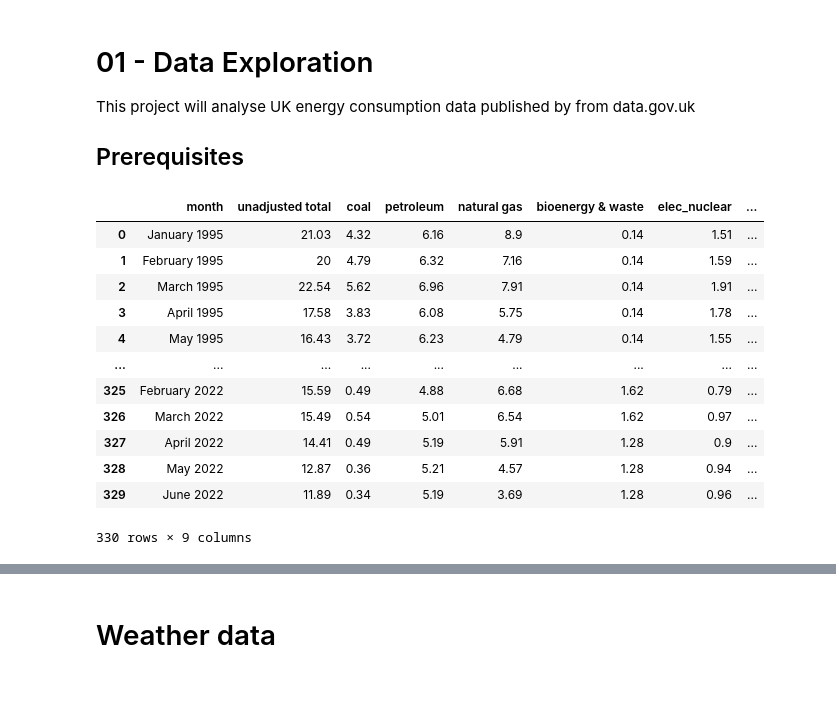
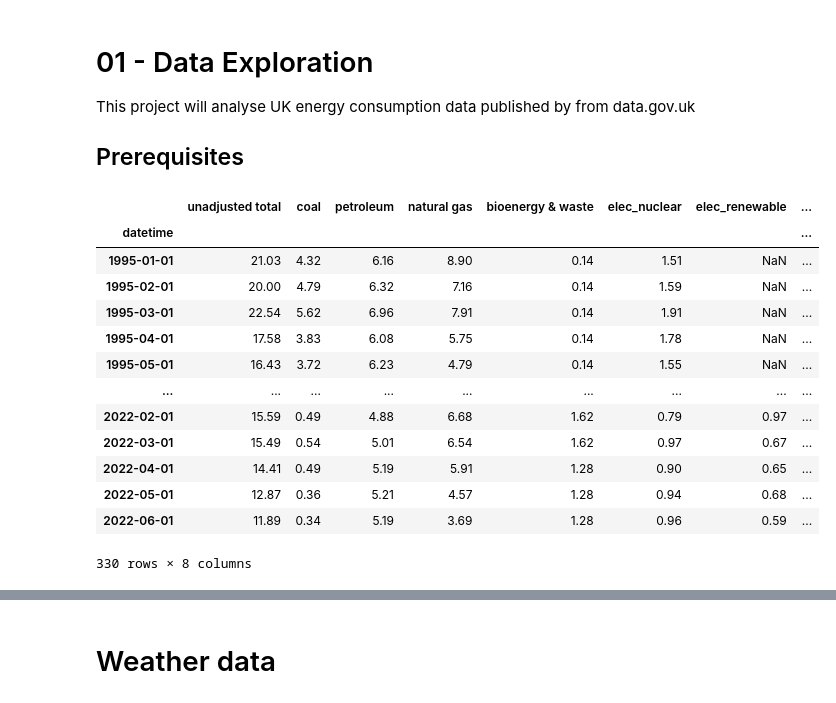
Before and after one commit to adin786/energy_forecast, a Jupyter notebook: notebooks/01-data-exploration.ipynb, the cells around one changed output, grey strips where cells are left out. Saved outputs shown, nothing was run; the diff lists cells and outputs as text; code cells hidden in the pictures.

```diff
--- a/notebooks/01-data-exploration.ipynb
+++ b/notebooks/01-data-exploration.ipynb
@@ -40,44 +34,22 @@ energy = load_ods(ENERGY_PATH2, ENERGY_SHEETNAME)
-# %%
-def drop_provisional_rows(df):
-    return df[~df.month.str.contains('\[provisional\]')]
-
-def remove_notes(df):
-    df.columns = df.columns.str.replace(r'\[.*\]','', regex=True)
-    df.columns = df.columns.str.strip()
-    return df
-
-col_renamer = {
-    'primary electricity - net imports': 'elec_import',
-    'primary electricity - wind, solar and hydro': 'elec_renewable',
-    'primary electricity - nuclear': 'elec_nuclear'
-}
-
-def clean_energy_data(df):
-    df = (df
-        .set_axis(df.iloc[3, :].tolist(),
-                  axis=1)
-        .rename(columns=str.lower)
-        .iloc[4:]
-        .pipe(drop_provisional_rows)
-        .reset_index(drop=True)
-        .pipe(remove_notes)
-        .iloc[:,:9]
-        .rename(columns=col_renamer)
-    )
-    return df
-
-clean_energy_data(energy)
-# %% [output]
-|  | month | unadjusted total | coal | petroleum | natural gas | bioenergy & waste | elec_nuclear | ... |
-| 0 | January 1995 | 21.03 | 4.32 | 6.16 | 8.9 | 0.14 | 1.51 | ... |
-| 1 | February 1995 | 20 | 4.79 | 6.32 | 7.16 | 0.14 | 1.59 | ... |
-| 2 | March 1995 | 22.54 | 5.62 | 6.96 | 7.91 | 0.14 | 1.91 | ... |
-| 3 | April 1995 | 17.58 | 3.83 | 6.08 | 5.75 | 0.14 | 1.78 | ... |
-| 4 | May 1995 | 16.43 | 3.72 | 6.23 | 4.79 | 0.14 | 1.55 | ... |
-| ... | ... | ... | ... | ... | ... | ... | ... | ... |
-| 325 | February 2022 | 15.59 | 0.49 | 4.88 | 6.68 | 1.62 | 0.79 | ... |
-| 326 | March 2022 | 15.49 | 0.54 | 5.01 | 6.54 | 1.62 | 0.97 | ... |
-| 327 | April 2022 | 14.41 | 0.49 | 5.19 | 5.91 | 1.28 | 0.9 | ... |
-| 328 | May 2022 | 12.87 | 0.36 | 5.21 | 4.57 | 1.28 | 0.94 | ... |
-| 329 | June 2022 | 11.89 | 0.34 | 5.19 | 3.69 | 1.28 | 0.96 | ... |
-330 rows × 9 columns
+# %%
+# Run a helper function to load in the selected sheet as a dataframe
+energy = load_ods(ENERGY_PATH, ENERGY_SHEETNAME)
+# %%
+# Run some data transformations to get the data into a useful tabular form
+energy = clean_energy_data(energy)
+energy
+# %% [output]
+|  | unadjusted total | coal | petroleum | natural gas | bioenergy & waste | elec_nuclear | elec_renewable | ... |
+| datetime |  |  |  |  |  |  |  | ... |
+| 1995-01-01 | 21.03 | 4.32 | 6.16 | 8.90 | 0.14 | 1.51 | NaN | ... |
+| 1995-02-01 | 20.00 | 4.79 | 6.32 | 7.16 | 0.14 | 1.59 | NaN | ... |
+| 1995-03-01 | 22.54 | 5.62 | 6.96 | 7.91 | 0.14 | 1.91 | NaN | ... |
+| 1995-04-01 | 17.58 | 3.83 | 6.08 | 5.75 | 0.14 | 1.78 | NaN | ... |
+| 1995-05-01 | 16.43 | 3.72 | 6.23 | 4.79 | 0.14 | 1.55 | NaN | ... |
+| ... | ... | ... | ... | ... | ... | ... | ... | ... |
+| 2022-02-01 | 15.59 | 0.49 | 4.88 | 6.68 | 1.62 | 0.79 | 0.97 | ... |
+| 2022-03-01 | 15.49 | 0.54 | 5.01 | 6.54 | 1.62 | 0.97 | 0.67 | ... |
+| 2022-04-01 | 14.41 | 0.49 | 5.19 | 5.91 | 1.28 | 0.90 | 0.65 | ... |
+| 2022-05-01 | 12.87 | 0.36 | 5.21 | 4.57 | 1.28 | 0.94 | 0.68 | ... |
+| 2022-06-01 | 11.89 | 0.34 | 5.19 | 3.69 | 1.28 | 0.96 | 0.59 | ... |
+330 rows × 8 columns
```
Also changed, not shown: parts of 19 cells of this notebook, 9 other files.
